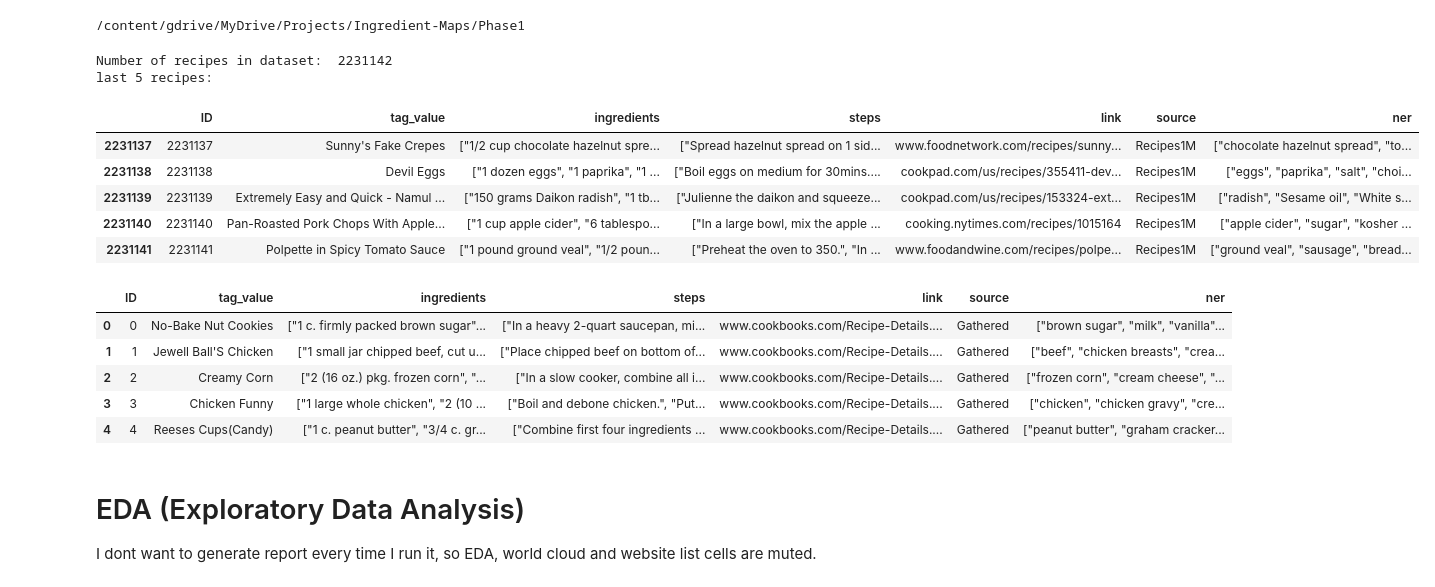
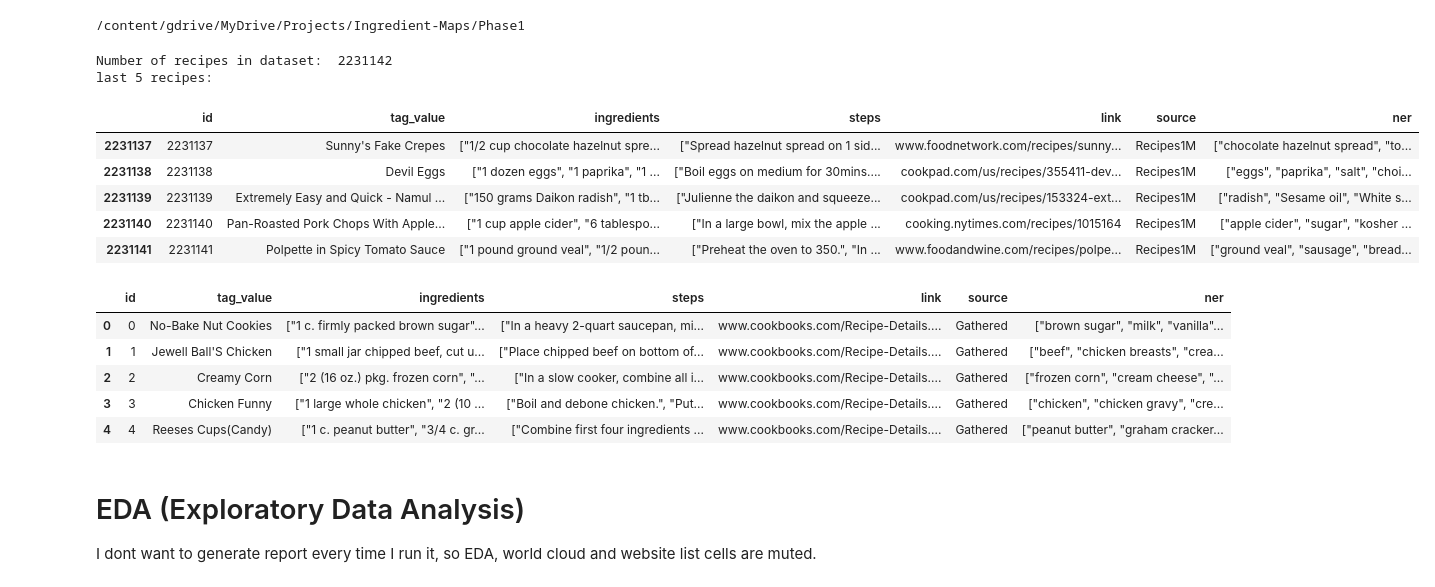
Before and after one commit to BehzadBarati/Ingredient-Maps, a Jupyter notebook: Food_Recipes_RecipeNLG.ipynb, the cells around one changed output. Cells and saved outputs as stored; diff of their text form; code cells hidden in the pictures.

```diff
--- a/Food_Recipes_RecipeNLG.ipynb
+++ b/Food_Recipes_RecipeNLG.ipynb
@@ -69,15 +69,15 @@ cd gdrive/MyDrive/Projects/Ingredient-Maps/Phase1
 # %%
 # Reading file and check if data is loaded
 
 recipe_table = pd.read_csv('./dataset/RecipeNLG.csv')
 print('Number of recipes in dataset: ', len(recipe_table))
-recipe_table.rename(columns={'Unnamed: 0': 'ID', 'title': 'tag_value', 'directions': 'steps', 'NER': 'ner'}, inplace=True)
+recipe_table.rename(columns={'Unnamed: 0': 'id', 'title': 'tag_value', 'directions': 'steps', 'NER': 'ner'}, inplace=True)
 print('last 5 recipes:')
 recipe_table.tail(5)
 # %% [output]
 Number of recipes in dataset:  2231142
 last 5 recipes:
-|  | ID | tag_value | ingredients | steps | link | source | ner |
+|  | id | tag_value | ingredients | steps | link | source | ner |
 | 2231137 | 2231137 | Sunny's Fake Crepes | ["1/2 cup chocolate hazelnut spre... | ["Spread hazelnut spread on 1 sid... | www.foodnetwork.com/recipes/sunny... | Recipes1M | ["chocolate hazelnut spread", "to... |
 | 2231138 | 2231138 | Devil Eggs | ["1 dozen eggs", "1 paprika", "1 ... | ["Boil eggs on medium for 30mins.... | cookpad.com/us/recipes/355411-dev... | Recipes1M | ["eggs", "paprika", "salt", "choi... |
 | 2231139 | 2231139 | Extremely Easy and Quick - Namul ... | ["150 grams Daikon radish", "1 tb... | ["Julienne the daikon and squeeze... | cookpad.com/us/recipes/153324-ext... | Recipes1M | ["radish", "Sesame oil", "White s... |
@@ -86,7 +86,7 @@ last 5 recipes:
 # %%
 recipe_table.head()
 # %% [output]
-|  | ID | tag_value | ingredients | steps | link | source | ner |
+|  | id | tag_value | ingredients | steps | link | source | ner |
 | 0 | 0 | No-Bake Nut Cookies | ["1 c. firmly packed brown sugar"... | ["In a heavy 2-quart saucepan, mi... | www.cookbooks.com/Recipe-Details.... | Gathered | ["brown sugar", "milk", "vanilla"... |
 | 1 | 1 | Jewell Ball'S Chicken | ["1 small jar chipped beef, cut u... | ["Place chipped beef on bottom of... | www.cookbooks.com/Recipe-Details.... | Gathered | ["beef", "chicken breasts", "crea... |
 | 2 | 2 | Creamy Corn | ["2 (16 oz.) pkg. frozen corn", "... | ["In a slow cooker, combine all i... | www.cookbooks.com/Recipe-Details.... | Gathered | ["frozen corn", "cream cheese", "... |
```
Also changed, not shown: parts of 10 cells of this notebook.
